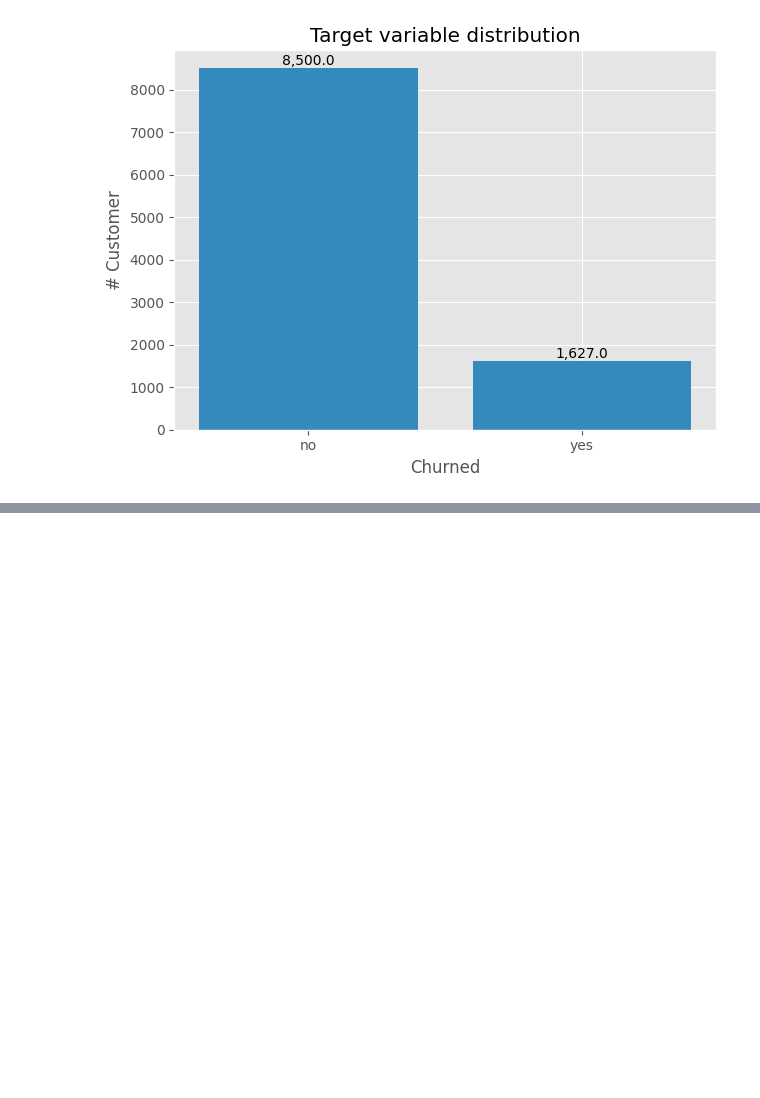
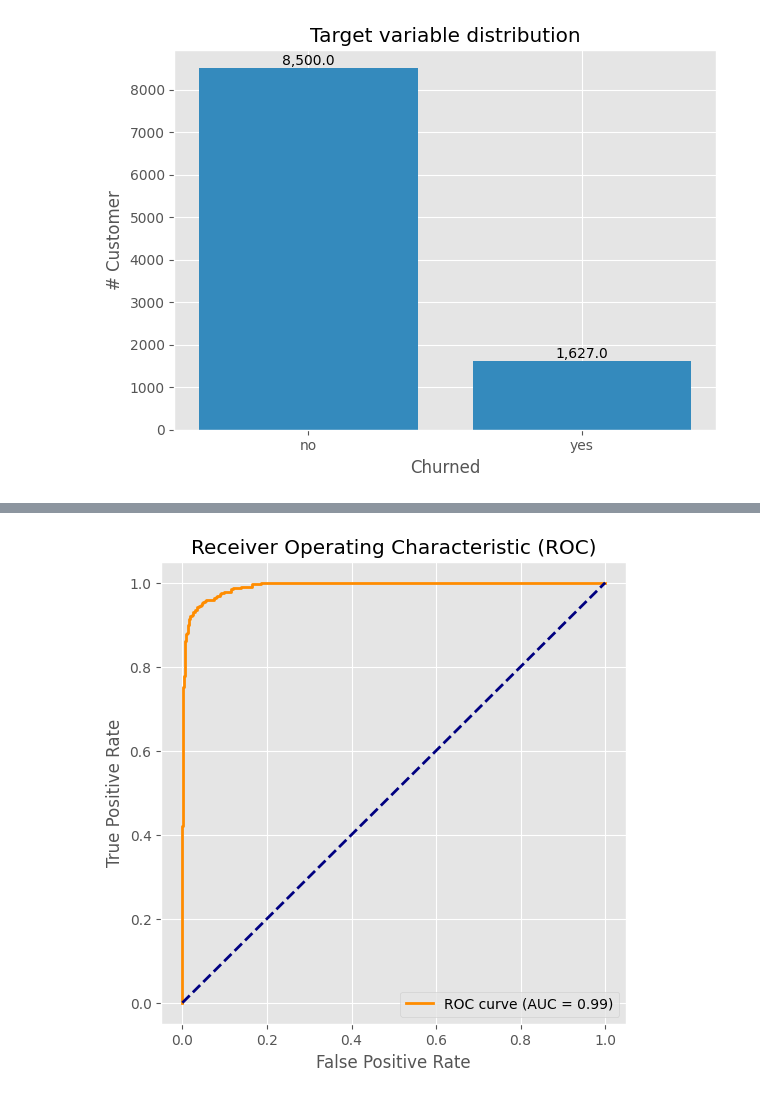
Before and after one commit to justgrossi/Projects, a Jupyter notebook: 2.Churn_Prediction/Churn_Prediction.ipynb, the cells around one changed output, grey strips where cells are left out. Drawn from its saved outputs; the diff is of its cells as text; code cells hidden in the pictures; blank space fills up the shorter version.

```diff
--- a/2.Churn_Prediction/Churn_Prediction.ipynb
+++ b/2.Churn_Prediction/Churn_Prediction.ipynb
@@ -329,0 +521,5 @@ Best Parameters are found via GridSearchCV for each model.
+# %%
+# ROC curve
+roc_curve_plot(best_model, X_test, y_test_enc, class_names=le.classes_)
+# %% [output]
+[figure, added]
```
Also changed, not shown: parts of 35 cells of this notebook, 1 other file.
